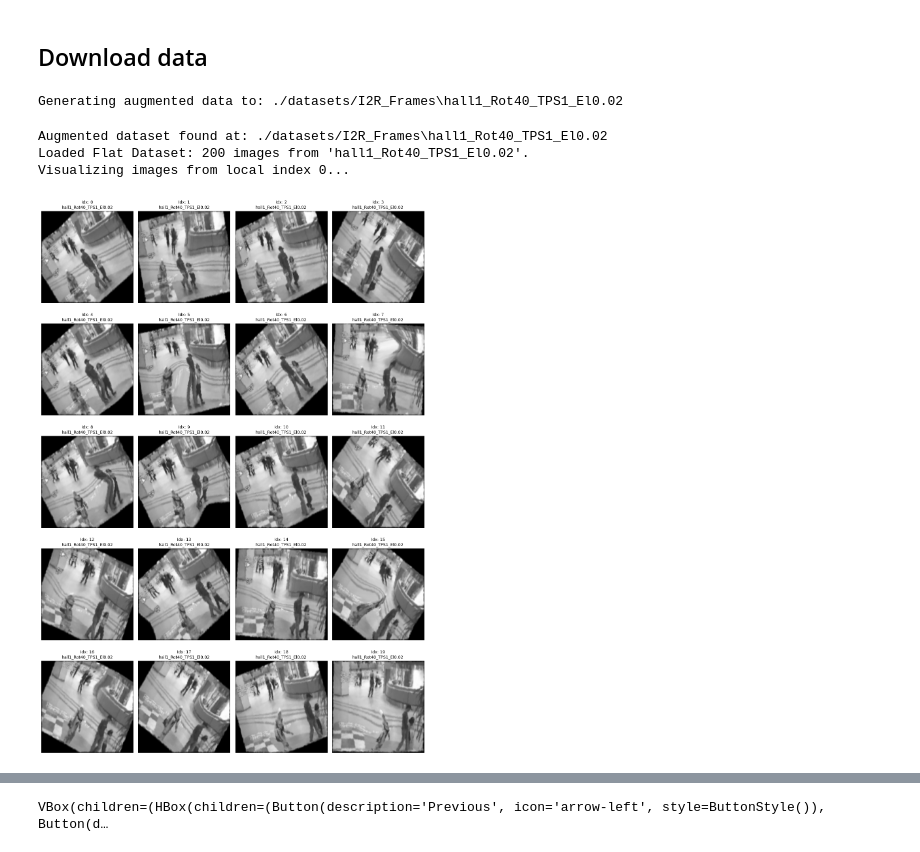
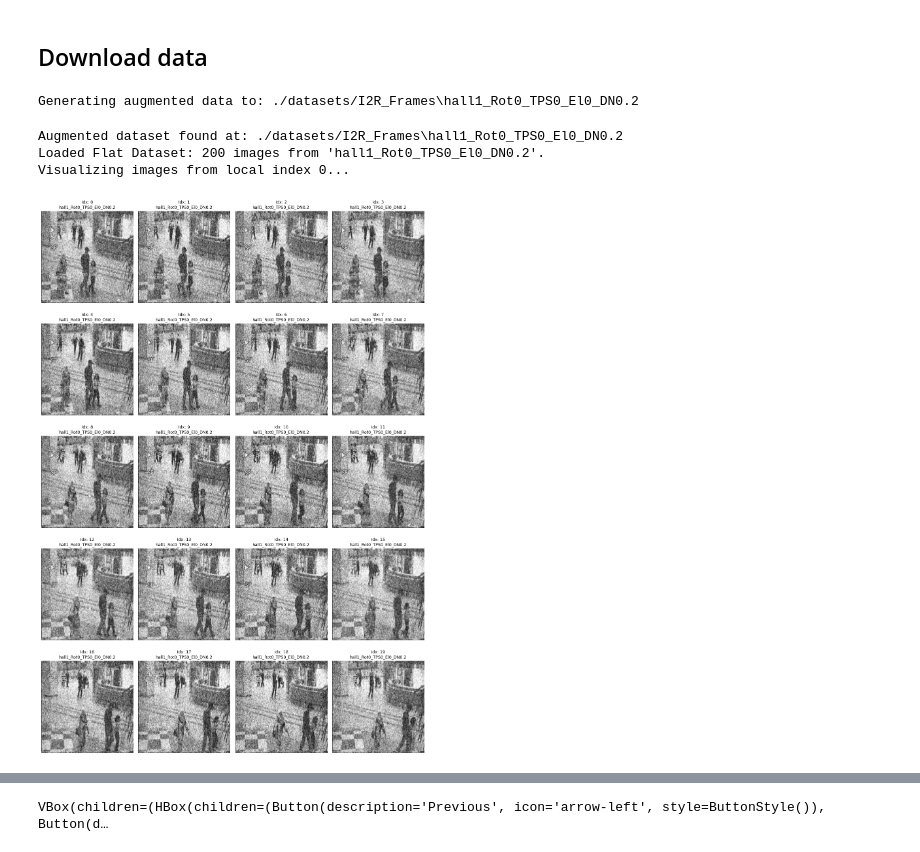
Before and after one commit to E-N-J/P114-Annotation-Free-Segmentation, a Jupyter notebook: i2r.ipynb, the cells around one changed output, grey strips where cells are left out. Drawn from its saved outputs; the diff is of its cells as text; code cells hidden in the pictures.

Commit message:
updated notebook to include dense noise

```diff
--- a/i2r.ipynb
+++ b/i2r.ipynb
@@ -34,28 +34,28 @@ if os.path.exists(DATA_ZIP_PATH) is False:
     with ZipFile(f"{DATA_ZIP_PATH}.zip", 'r') as zip:
         zip.extractall("./datasets/")
 # %%
-aug = Augmentor(rotation=40, tps=1, elastic=0.02, source_root=DATASET_PATH, device=DEVICE)
+aug = Augmentor(rotation=0, tps=0, elastic=0, dense_noise=0.2, source_root=DATASET_PATH, device=DEVICE)
 aug.prepare(force_rebuild=True)
 
 input_shape = (max(aug.init_dims), max(aug.init_dims))
 i2r_data = aug.get_dataset(
     transform=transforms.Compose([
         transforms.Resize(input_shape),
         transforms.Grayscale(num_output_channels=1),
         transforms.ToTensor()
     ])
 )
 
 i2r_loader = DataLoader(i2r_data, batch_size=BATCH_SIZE, shuffle=True, num_workers=0)
 test_loader = DataLoader(i2r_data, batch_size=len(i2r_data), shuffle=False, num_workers=0)
 
 i2r_data.visualize(num_images=20)
 # %% [output]
-Generating augmented data to: ./datasets/I2R_Frames\hall1_Rot40_TPS1_El0.02
+Generating augmented data to: ./datasets/I2R_Frames\hall1_Rot0_TPS0_El0_DN0.2
-Augmented dataset found at: ./datasets/I2R_Frames\hall1_Rot40_TPS1_El0.02
-Loaded Flat Dataset: 200 images from 'hall1_Rot40_TPS1_El0.02'.
+Augmented dataset found at: ./datasets/I2R_Frames\hall1_Rot0_TPS0_El0_DN0.2
+Loaded Flat Dataset: 200 images from 'hall1_Rot0_TPS0_El0_DN0.2'.
 Visualizing images from local index 0...
-[figure, old version]
+[figure, new version]
 # %%
 rda_params = {
         'latent_dim': 8,
```
Also changed, not shown: parts of 2 cells of this notebook.
